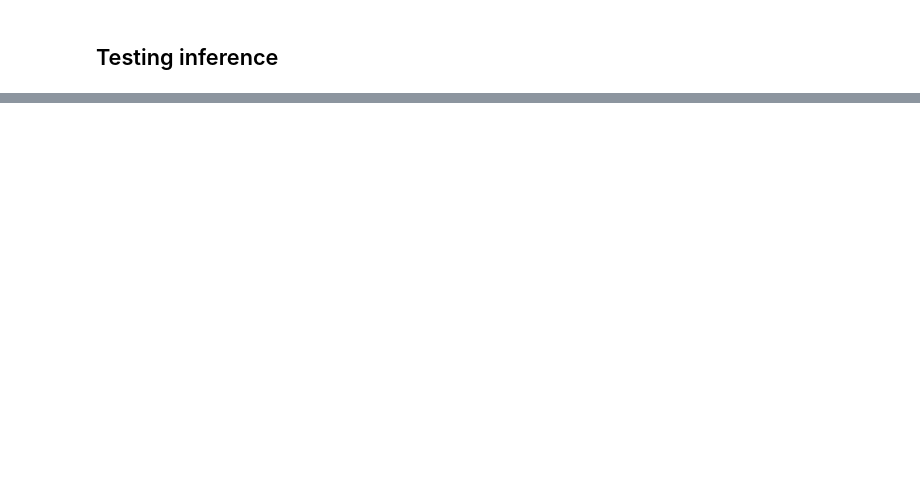
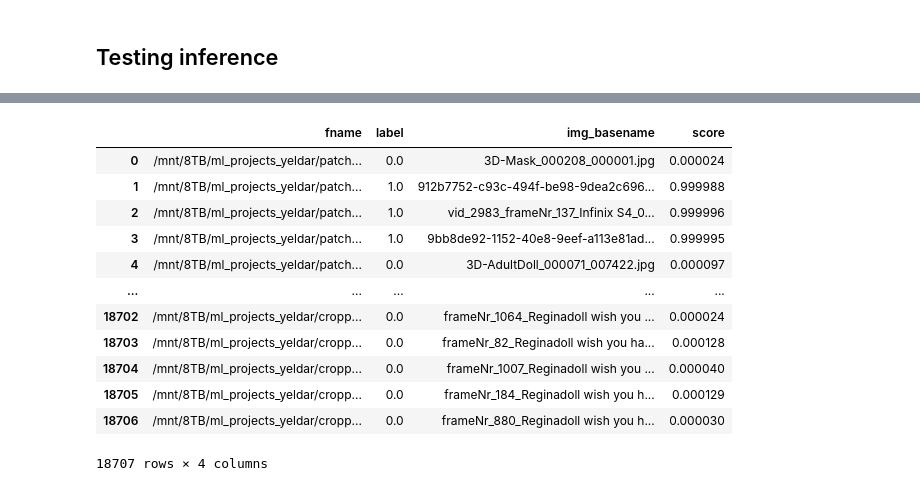
Before and after one commit to biometrickz/SSAN, a Jupyter notebook: inference.ipynb, the cells around one changed output, grey strips where cells are left out. Saved outputs shown, nothing was run; the diff lists cells and outputs as text; code cells hidden in the pictures; blank space fills up the shorter version.

```diff
--- a/inference.ipynb
+++ b/inference.ipynb
@@ -67,0 +218,17 @@ test_ACC, fpr, FRR, HTER, auc_test, test_err
+# %%
+map_score_val_filename = 'test_score_112_M5.txt'
+
+with open(map_score_val_filename, 'r') as file:
+    lines = file.readlines()
+val_scores = []
+val_labels = []
+data = []
+count = 0.0
+for line in lines:
+    # try:
+    count += 1
+    tokens = line.split()
+    score = float(tokens[0])
+    label = int(tokens[1])  # int(tokens[1])
+    val_scores.append(score)
+    val_labels.append(label)
@@ -67,0 +285,39 @@ test_ACC, fpr, FRR, HTER, auc_test, test_err
+# %%
+map_score_val_filename = 'test_score_112_M5.txt'
+
+with open(map_score_val_filename, 'r') as file:
+    lines = file.readlines()
+val_scores = []
+val_labels = []
+data = []
+count = 0.0
+for line in lines:
+    # try:
+    count += 1
+    tokens = line.split()
+    score = float(tokens[0])
+    label = int(tokens[1])  # int(tokens[1])
+    val_scores.append(score)
+
+dpath = './data/test_list13.csv'
+# dpath = '/mnt/8TB/ml_projects_yeldar/patchnet/train/train_list.csv'
+# test_data2 = pd.read_csv(dpath)
+test_data = pd.read_csv(dpath)
+test_data.columns = ['fname', 'label']
+test_data['img_basename'] = test_data['fname'].apply(lambda x: os.path.basename(x))
+test_data['score'] = val_scores
+test_data
+# %% [output]
+|  | fname | label | img_basename | score |
+| 0 | /mnt/8TB/ml_projects_yeldar/patch... | 0.0 | 3D-Mask_000208_000001.jpg | 0.000024 |
+| 1 | /mnt/8TB/ml_projects_yeldar/patch... | 1.0 | 912b7752-c93c-494f-be98-9dea2c696... | 0.999988 |
+| 2 | /mnt/8TB/ml_projects_yeldar/patch... | 1.0 | vid_2983_frameNr_137_Infinix S4_0... | 0.999996 |
+| 3 | /mnt/8TB/ml_projects_yeldar/patch... | 1.0 | 9bb8de92-1152-40e8-9eef-a113e81ad... | 0.999995 |
+| 4 | /mnt/8TB/ml_projects_yeldar/patch... | 0.0 | 3D-AdultDoll_000071_007422.jpg | 0.000097 |
+| ... | ... | ... | ... | ... |
+| 18702 | /mnt/8TB/ml_projects_yeldar/cropp... | 0.0 | frameNr_1064_Reginadoll wish you ... | 0.000024 |
+| 18703 | /mnt/8TB/ml_projects_yeldar/cropp... | 0.0 | frameNr_82_Reginadoll wish you ha... | 0.000128 |
+| 18704 | /mnt/8TB/ml_projects_yeldar/cropp... | 0.0 | frameNr_1007_Reginadoll wish you ... | 0.000040 |
+| 18705 | /mnt/8TB/ml_projects_yeldar/cropp... | 0.0 | frameNr_184_Reginadoll wish you h... | 0.000129 |
+| 18706 | /mnt/8TB/ml_projects_yeldar/cropp... | 0.0 | frameNr_880_Reginadoll wish you h... | 0.000030 |
+18707 rows × 4 columns
```
Also changed, not shown: parts of 24 cells of this notebook, 13 other files.
